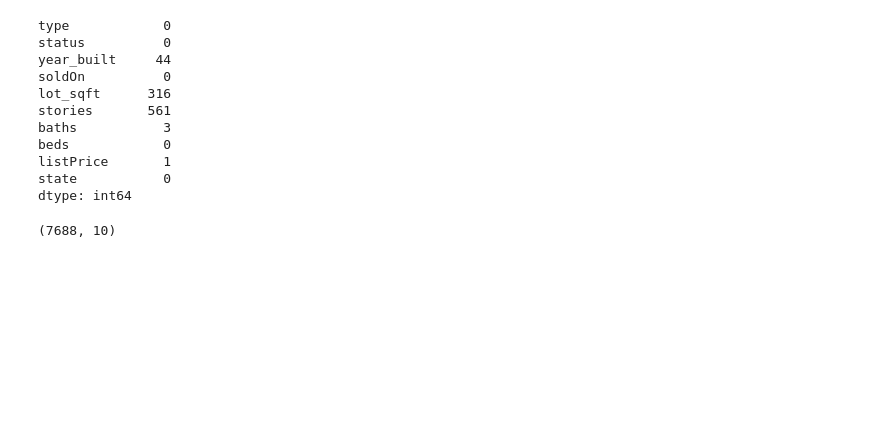
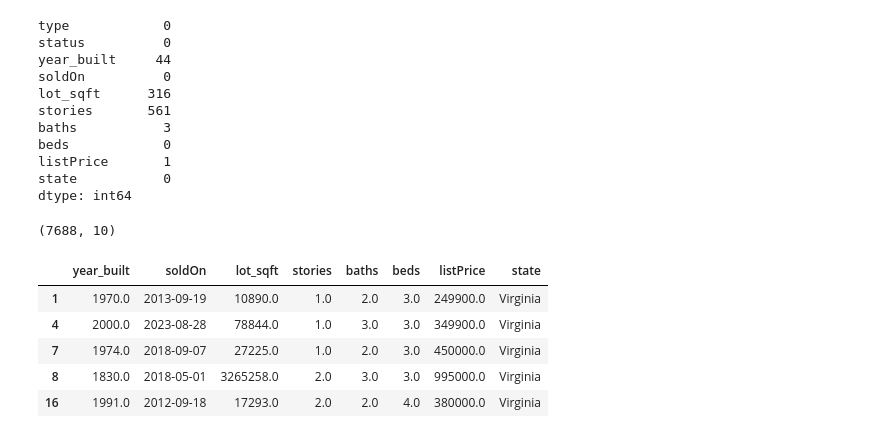
Before and after one commit to NishanD21/Price-Prediction-model-for-Real-Estate, a Jupyter notebook: real_estate.ipynb, the cells around one changed output. Drawn from its saved outputs; the diff is of its cells as text; code cells hidden in the pictures; blank space fills up the shorter version.

```diff
--- a/real_estate.ipynb
+++ b/real_estate.ipynb
@@ -317,3 +317,13 @@ df = df.drop_duplicates()
 df.shape
 # %% [output]
 (7688, 10)
+# %%
+df = df.drop(['type','status'], axis=1) # dropping type and status columns as only one type of value was selected from both columns
+df.head()
+# %% [output]
+|  | year_built | soldOn | lot_sqft | stories | baths | beds | listPrice | state |
+| 1 | 1970.0 | 2013-09-19 | 10890.0 | 1.0 | 2.0 | 3.0 | 249900.0 | Virginia |
+| 4 | 2000.0 | 2023-08-28 | 78844.0 | 1.0 | 3.0 | 3.0 | 349900.0 | Virginia |
+| 7 | 1974.0 | 2018-09-07 | 27225.0 | 1.0 | 2.0 | 3.0 | 450000.0 | Virginia |
+| 8 | 1830.0 | 2018-05-01 | 3265258.0 | 2.0 | 3.0 | 3.0 | 995000.0 | Virginia |
+| 16 | 1991.0 | 2012-09-18 | 17293.0 | 2.0 | 2.0 | 4.0 | 380000.0 | Virginia |
```
Also changed, not shown: parts of 7 cells of this notebook.
